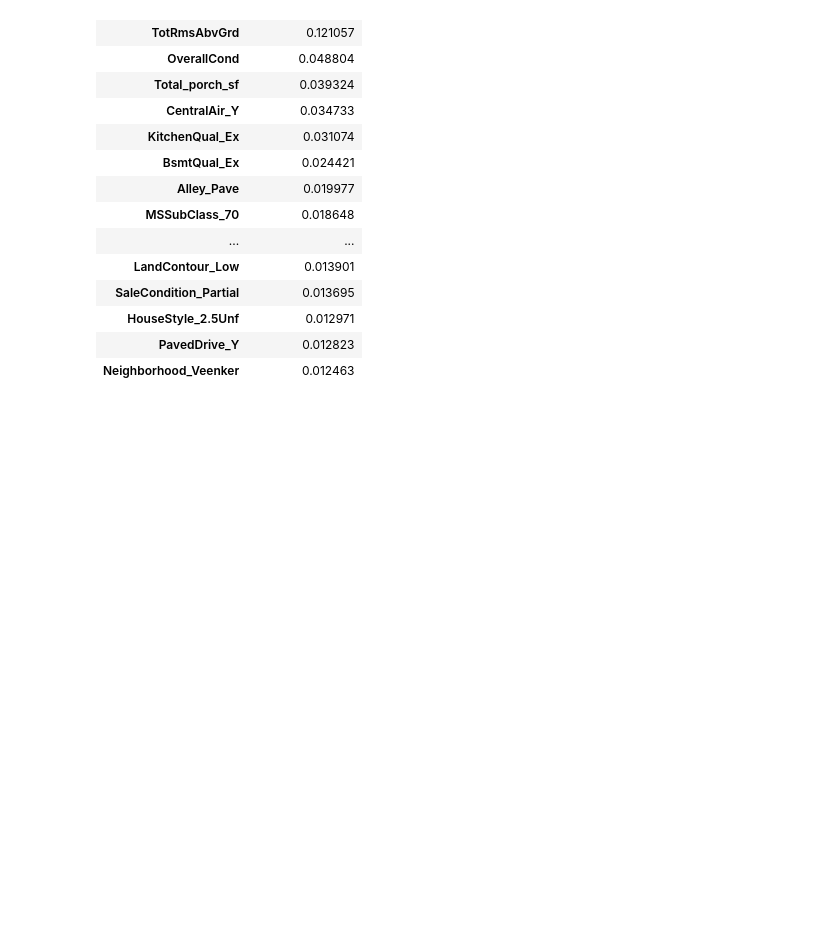
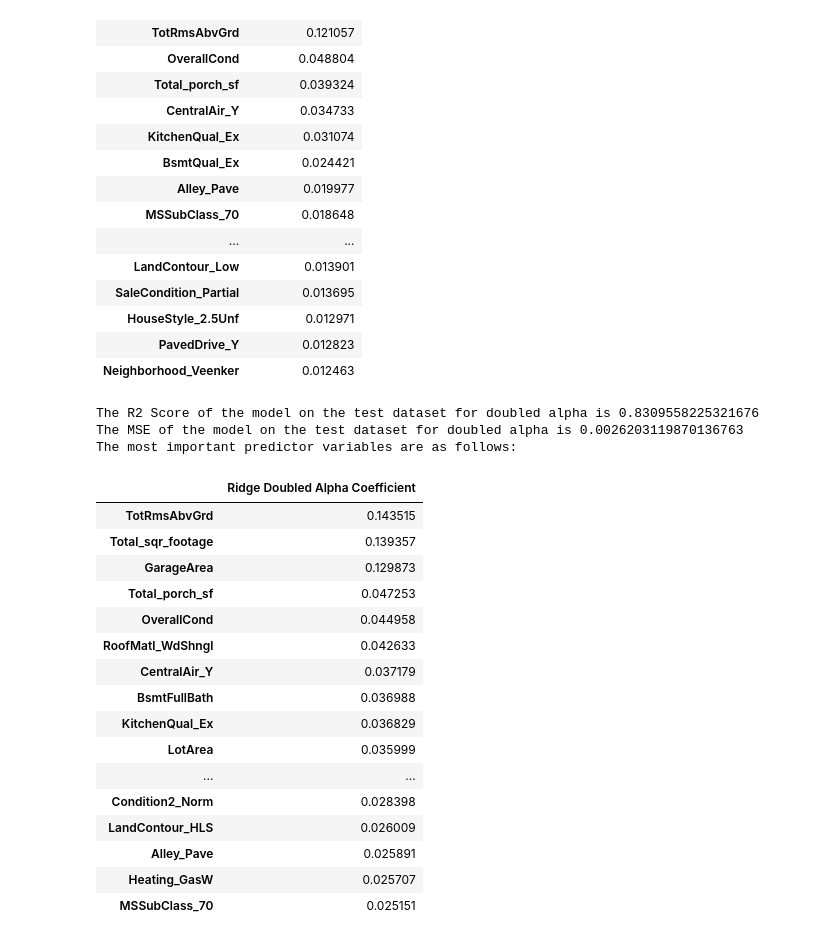
Before and after one commit to ayushsaxena210/House-Price-Prediction, a Jupyter notebook: Advanced Regression Assignment - House Price Prediction.ipynb, the cells around one changed output. Saved outputs shown, nothing was run; the diff lists cells and outputs as text; code cells hidden in the pictures; blank space fills up the shorter version.

```diff
--- a/Advanced Regression Assignment - House Price Prediction.ipynb
+++ b/Advanced Regression Assignment - House Price Prediction.ipynb
@@ -872,3 +872,54 @@ lasso_coeff2.head(20)
 | HouseStyle_2.5Unf | 0.012971 |
 | PavedDrive_Y | 0.012823 |
 | Neighborhood_Veenker | 0.012463 |
+# %%
+# Building Ridge Model with Doubled Alpha
+
+# Initialize Ridge regression model with alpha=4 and random state
+ridge_double = Ridge(alpha=4, random_state=100)
+
+# Fit the Ridge model on the training dataset
+ridge_double.fit(X_train_rfe2, y_train)
+
+# Get the coefficients of the Ridge model
+ridge_double_coef = ridge_double.coef_
+
+# Make predictions on the test dataset
+y_test_pred = ridge_double.predict(X_test_rfe2)
+
+# Print the R2 Score and MSE of the model on the test dataset
+print('The R2 Score of the model on the test dataset for doubled alpha is', r2_score(y_test, y_test_pred))
+print('The MSE of the model on the test dataset for doubled alpha is', mean_squared_error(y_test, y_test_pred))
+
+# Create a DataFrame to store the coefficients
+ridge_double_coeff = pd.DataFrame(np.atleast_2d(ridge_double_coef), columns=X_train_rfe2.columns)
+ridge_double_coeff = ridge_double_coeff.T
+ridge_double_coeff.rename(columns={0: 'Ridge Doubled Alpha Coefficient'}, inplace=True)
+
+# Sort the coefficients by magnitude in descending order
+ridge_double_coeff.sort_values(by=['Ridge Doubled Alpha Coefficient'], ascending=False, inplace=True)
+
+# Display the top 20 coefficients
+print('The most important predictor variables are as follows:')
+ridge_double_coeff.head(20)
+# %% [output]
+The R2 Score of the model on the test dataset for doubled alpha is 0.8309558225321676
+The MSE of the model on the test dataset for doubled alpha is 0.0026203119870136763
+The most important predictor variables are as follows:
+|  | Ridge Doubled Alpha Coefficient |
+| TotRmsAbvGrd | 0.143515 |
+| Total_sqr_footage | 0.139357 |
+| GarageArea | 0.129873 |
+| Total_porch_sf | 0.047253 |
+| OverallCond | 0.044958 |
+| RoofMatl_WdShngl | 0.042633 |
+| CentralAir_Y | 0.037179 |
+| BsmtFullBath | 0.036988 |
+| KitchenQual_Ex | 0.036829 |
+| LotArea | 0.035999 |
+| ... | ... |
+| Condition2_Norm | 0.028398 |
+| LandContour_HLS | 0.026009 |
+| Alley_Pave | 0.025891 |
+| Heating_GasW | 0.025707 |
+| MSSubClass_70 | 0.025151 |
```
Also changed, not shown: parts of 2 cells of this notebook, 3 other files.
